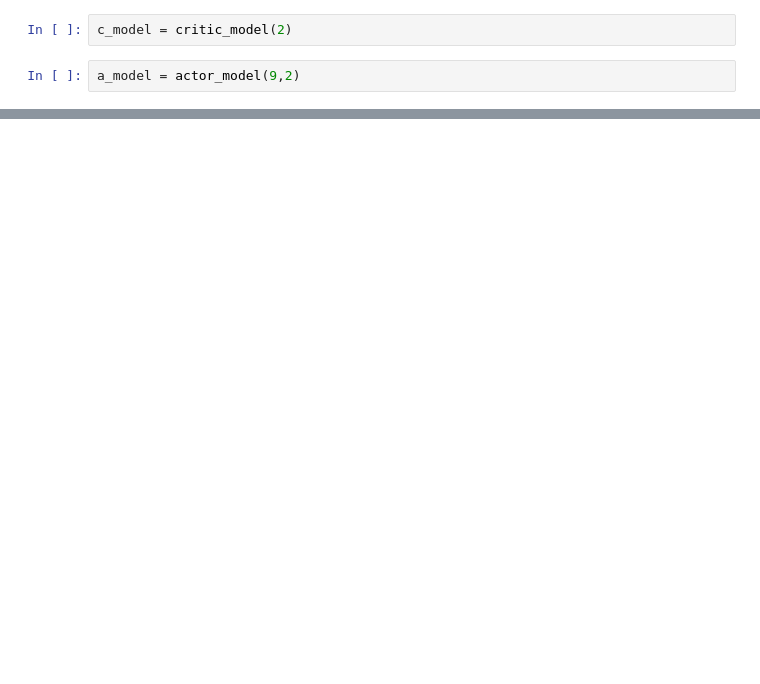
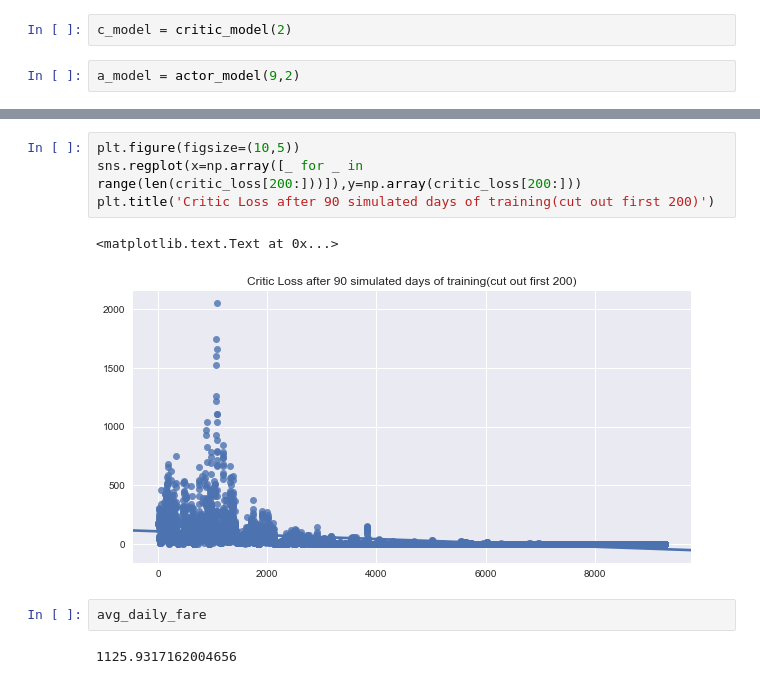
Before and after one commit to jonhilgart22/UNH-projects, a Jupyter notebook: deep_learning/notebooks/Jonathan_Hilgart-1.1-Taxi_cab_EDA.ipynb, the cells around one changed output, grey strips where cells are left out. Drawn from its saved outputs; the diff is of its cells as text; blank space fills up the shorter version.

```diff
--- a/deep_learning/notebooks/Jonathan_Hilgart-1.1-Taxi_cab_EDA.ipynb
+++ b/deep_learning/notebooks/Jonathan_Hilgart-1.1-Taxi_cab_EDA.ipynb
@@ -1454,0 +1416,11 @@ array([[110, 230],
+# %%
+plt.figure(figsize=(10,5))
+sns.regplot(x=np.array([_ for _ in range(len(critic_loss[200:]))]),y=np.array(critic_loss[200:]))
+plt.title('Critic Loss after 90 simulated days of training(cut out first 200)')
+# %% [output]
+<matplotlib.text.Text at 0x...>
+[figure, added]
+# %%
+avg_daily_fare
+# %% [output]
+1125.9317162004656
```
Also changed, not shown: parts of 21 cells of this notebook.
